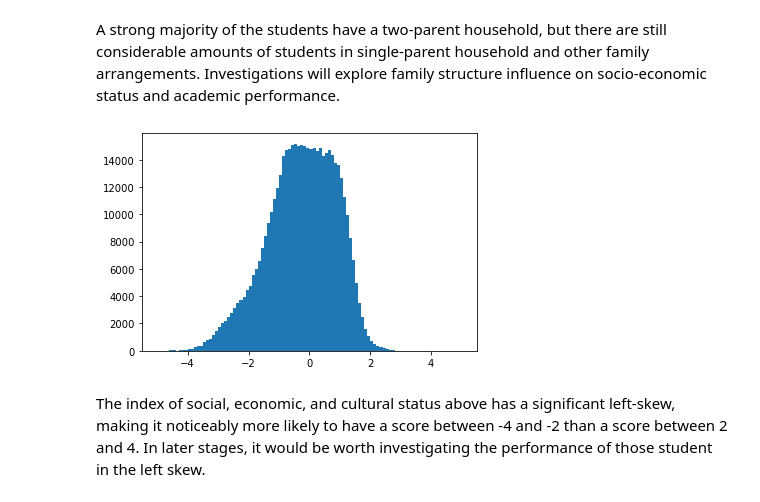
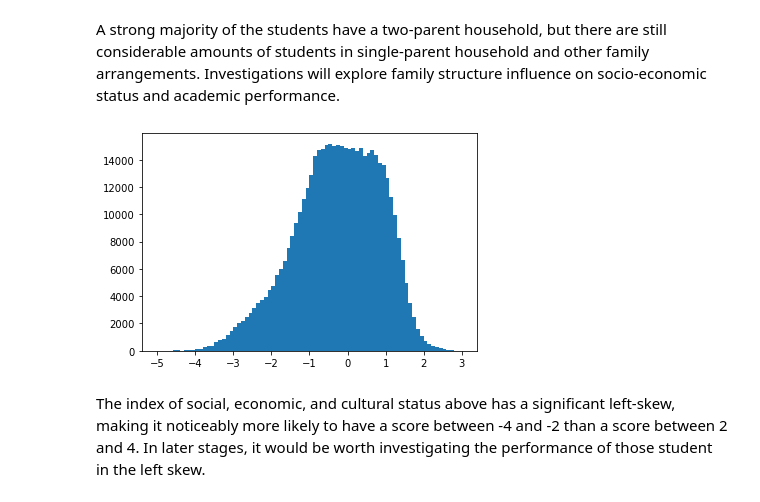
Before and after one commit to sjhaluck/International-Education-Data-Visualization, a Jupyter notebook: exploration_template.ipynb, the cells around one changed output. Cells and saved outputs as stored; diff of their text form; code cells hidden in the pictures.

```diff
--- a/exploration_template.ipynb
+++ b/exploration_template.ipynb
@@ -394,9 +382,9 @@ plt.ylabel('Family Structure');
 # %% [markdown]
 A strong majority of the students have a two-parent household, but there are still considerable amounts of students in single-parent household and other family arrangements. Investigations will explore family structure influence on socio-economic status and academic performance.
 # %%
-plt.hist(pisa_data.status_index, bins = np.arange(-5,5.1,0.1));
+plt.hist(pisa_data.status_index, bins = np.arange(-5,3.1,0.1));
 # %% [output]
-[figure, old version]
+[figure, new version]
 # %% [markdown]
 The index of social, economic, and cultural status above has a significant left-skew, making it noticeably more likely to have a score between -4 and -2 than a score between 2 and 4. In later stages, it would be worth investigating the performance of those student in the left skew.
 # %% [markdown]
```
Also changed, not shown: parts of 40 cells of this notebook.
